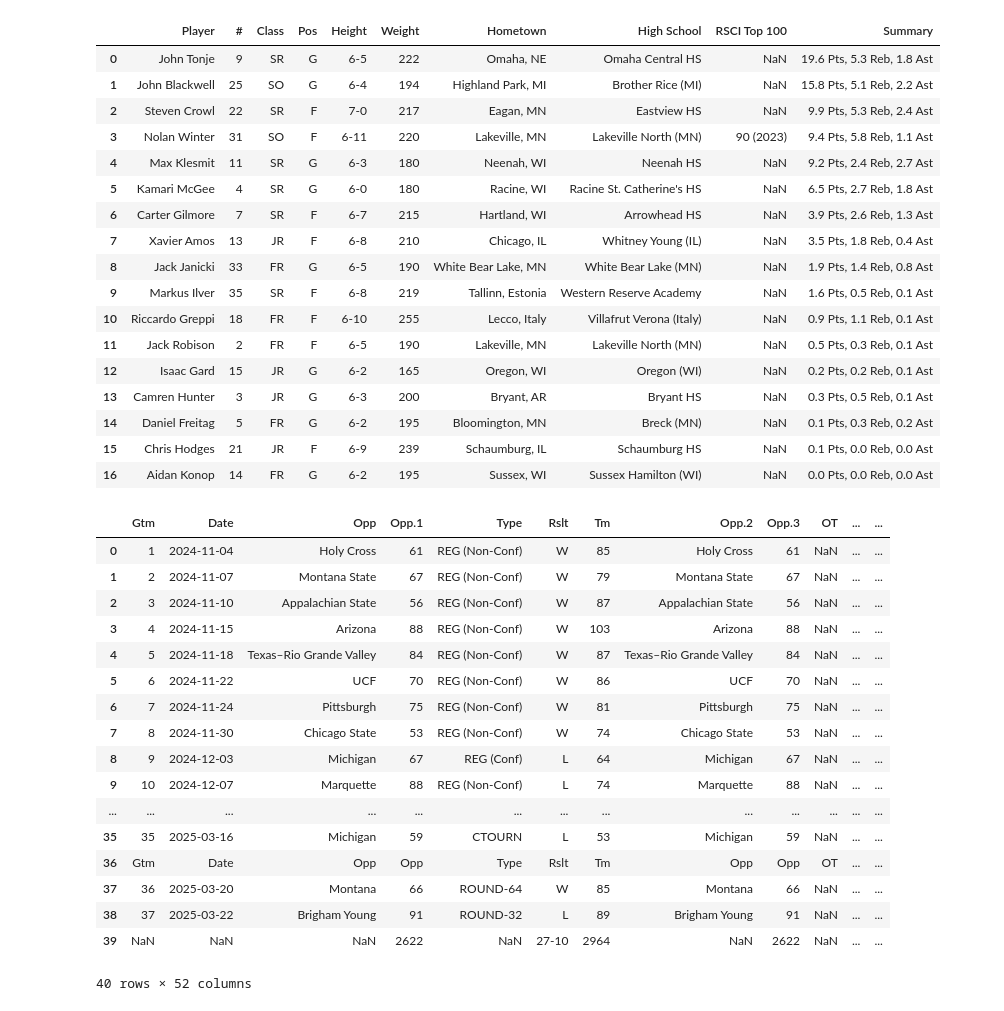
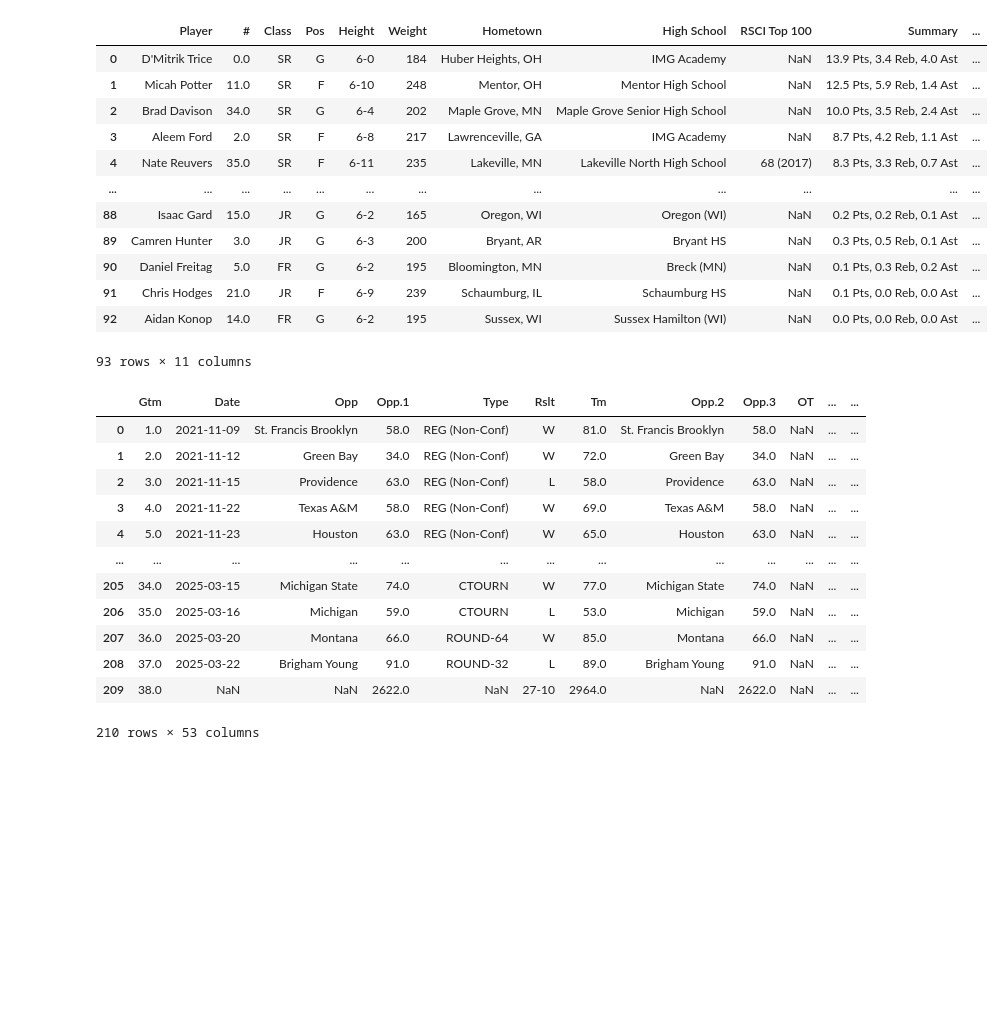
Before and after one commit to arnie12a/BadgerBasketball, a Jupyter notebook: exploration.ipynb, the cells around one changed output. Cells and saved outputs as stored; diff of their text form; code cells hidden in the pictures; blank space fills up the shorter version.

Commit message:
donig some exploration of the data

```diff
--- a/exploration.ipynb
+++ b/exploration.ipynb
@@ -1,46 +1,36 @@
 # %%
 import pandas as pd
-about_player = pd.read_csv('./data/about_players_2025.csv')
+about_player = pd.read_csv('./data/about_players/about_players.csv')
 about_player
 # %% [output]
-|  | Player | # | Class | Pos | Height | Weight | Hometown | High School | RSCI Top 100 | Summary |
-| 0 | John Tonje | 9 | SR | G | 6-5 | 222 | Omaha, NE | Omaha Central HS | NaN | 19.6 Pts, 5.3 Reb, 1.8 Ast |
-| 1 | John Blackwell | 25 | SO | G | 6-4 | 194 | Highland Park, MI | Brother Rice (MI) | NaN | 15.8 Pts, 5.1 Reb, 2.2 Ast |
-| 2 | Steven Crowl | 22 | SR | F | 7-0 | 217 | Eagan, MN | Eastview HS | NaN | 9.9 Pts, 5.3 Reb, 2.4 Ast |
-| 3 | Nolan Winter | 31 | SO | F | 6-11 | 220 | Lakeville, MN | Lakeville North (MN) | 90 (2023) | 9.4 Pts, 5.8 Reb, 1.1 Ast |
-| 4 | Max Klesmit | 11 | SR | G | 6-3 | 180 | Neenah, WI | Neenah HS | NaN | 9.2 Pts, 2.4 Reb, 2.7 Ast |
-| 5 | Kamari McGee | 4 | SR | G | 6-0 | 180 | Racine, WI | Racine St. Catherine's HS | NaN | 6.5 Pts, 2.7 Reb, 1.8 Ast |
-| 6 | Carter Gilmore | 7 | SR | F | 6-7 | 215 | Hartland, WI | Arrowhead HS | NaN | 3.9 Pts, 2.6 Reb, 1.3 Ast |
-| 7 | Xavier Amos | 13 | JR | F | 6-8 | 210 | Chicago, IL | Whitney Young (IL) | NaN | 3.5 Pts, 1.8 Reb, 0.4 Ast |
-| 8 | Jack Janicki | 33 | FR | G | 6-5 | 190 | White Bear Lake, MN | White Bear Lake (MN) | NaN | 1.9 Pts, 1.4 Reb, 0.8 Ast |
-| 9 | Markus Ilver | 35 | SR | F | 6-8 | 219 | Tallinn, Estonia | Western Reserve Academy | NaN | 1.6 Pts, 0.5 Reb, 0.1 Ast |
-| 10 | Riccardo Greppi | 18 | FR | F | 6-10 | 255 | Lecco, Italy | Villafrut Verona (Italy) | NaN | 0.9 Pts, 1.1 Reb, 0.1 Ast |
-| 11 | Jack Robison | 2 | FR | F | 6-5 | 190 | Lakeville, MN | Lakeville North (MN) | NaN | 0.5 Pts, 0.3 Reb, 0.1 Ast |
-| 12 | Isaac Gard | 15 | JR | G | 6-2 | 165 | Oregon, WI | Oregon (WI) | NaN | 0.2 Pts, 0.2 Reb, 0.1 Ast |
-| 13 | Camren Hunter | 3 | JR | G | 6-3 | 200 | Bryant, AR | Bryant HS | NaN | 0.3 Pts, 0.5 Reb, 0.1 Ast |
-| 14 | Daniel Freitag | 5 | FR | G | 6-2 | 195 | Bloomington, MN | Breck (MN) | NaN | 0.1 Pts, 0.3 Reb, 0.2 Ast |
-| 15 | Chris Hodges | 21 | JR | F | 6-9 | 239 | Schaumburg, IL | Schaumburg HS | NaN | 0.1 Pts, 0.0 Reb, 0.0 Ast |
-| 16 | Aidan Konop | 14 | FR | G | 6-2 | 195 | Sussex, WI | Sussex Hamilton (WI) | NaN | 0.0 Pts, 0.0 Reb, 0.0 Ast |
+|  | Player | # | Class | Pos | Height | Weight | Hometown | High School | RSCI Top 100 | Summary | ... |
+| 0 | D'Mitrik Trice | 0.0 | SR | G | 6-0 | 184 | Huber Heights, OH | IMG Academy | NaN | 13.9 Pts, 3.4 Reb, 4.0 Ast | ... |
+| 1 | Micah Potter | 11.0 | SR | F | 6-10 | 248 | Mentor, OH | Mentor High School | NaN | 12.5 Pts, 5.9 Reb, 1.4 Ast | ... |
+| 2 | Brad Davison | 34.0 | SR | G | 6-4 | 202 | Maple Grove, MN | Maple Grove Senior High School | NaN | 10.0 Pts, 3.5 Reb, 2.4 Ast | ... |
+| 3 | Aleem Ford | 2.0 | SR | F | 6-8 | 217 | Lawrenceville, GA | IMG Academy | NaN | 8.7 Pts, 4.2 Reb, 1.1 Ast | ... |
+| 4 | Nate Reuvers | 35.0 | SR | F | 6-11 | 235 | Lakeville, MN | Lakeville North High School | 68 (2017) | 8.3 Pts, 3.3 Reb, 0.7 Ast | ... |
+| ... | ... | ... | ... | ... | ... | ... | ... | ... | ... | ... | ... |
+| 88 | Isaac Gard | 15.0 | JR | G | 6-2 | 165 | Oregon, WI | Oregon (WI) | NaN | 0.2 Pts, 0.2 Reb, 0.1 Ast | ... |
+| 89 | Camren Hunter | 3.0 | JR | G | 6-3 | 200 | Bryant, AR | Bryant HS | NaN | 0.3 Pts, 0.5 Reb, 0.1 Ast | ... |
+| 90 | Daniel Freitag | 5.0 | FR | G | 6-2 | 195 | Bloomington, MN | Breck (MN) | NaN | 0.1 Pts, 0.3 Reb, 0.2 Ast | ... |
+| 91 | Chris Hodges | 21.0 | JR | F | 6-9 | 239 | Schaumburg, IL | Schaumburg HS | NaN | 0.1 Pts, 0.0 Reb, 0.0 Ast | ... |
+| 92 | Aidan Konop | 14.0 | FR | G | 6-2 | 195 | Sussex, WI | Sussex Hamilton (WI) | NaN | 0.0 Pts, 0.0 Reb, 0.0 Ast | ... |
+93 rows × 11 columns
 # %%
-each_game_player_stats = pd.read_csv('./data/each_game_stats_2025.csv')
+each_game_player_stats = pd.read_csv('./data/each_game_stats/each_game_stats.csv')
 each_game_player_stats
 # %% [output]
 |  | Gtm | Date | Opp | Opp.1 | Type | Rslt | Tm | Opp.2 | Opp.3 | OT | ... | ... |
-| 0 | 1 | 2024-11-04 | Holy Cross | 61 | REG (Non-Conf) | W | 85 | Holy Cross | 61 | NaN | ... | ... |
-| 1 | 2 | 2024-11-07 | Montana State | 67 | REG (Non-Conf) | W | 79 | Montana State | 67 | NaN | ... | ... |
-| 2 | 3 | 2024-11-10 | Appalachian State | 56 | REG (Non-Conf) | W | 87 | Appalachian State | 56 | NaN | ... | ... |
-| 3 | 4 | 2024-11-15 | Arizona | 88 | REG (Non-Conf) | W | 103 | Arizona | 88 | NaN | ... | ... |
-| 4 | 5 | 2024-11-18 | Texas–Rio Grande Valley | 84 | REG (Non-Conf) | W | 87 | Texas–Rio Grande Valley | 84 | NaN | ... | ... |
-| 5 | 6 | 2024-11-22 | UCF | 70 | REG (Non-Conf) | W | 86 | UCF | 70 | NaN | ... | ... |
-| 6 | 7 | 2024-11-24 | Pittsburgh | 75 | REG (Non-Conf) | W | 81 | Pittsburgh | 75 | NaN | ... | ... |
-| 7 | 8 | 2024-11-30 | Chicago State | 53 | REG (Non-Conf) | W | 74 | Chicago State | 53 | NaN | ... | ... |
-| 8 | 9 | 2024-12-03 | Michigan | 67 | REG (Conf) | L | 64 | Michigan | 67 | NaN | ... | ... |
-| 9 | 10 | 2024-12-07 | Marquette | 88 | REG (Non-Conf) | L | 74 | Marquette | 88 | NaN | ... | ... |
+| 0 | 1.0 | 2021-11-09 | St. Francis Brooklyn | 58.0 | REG (Non-Conf) | W | 81.0 | St. Francis Brooklyn | 58.0 | NaN | ... | ... |
+| 1 | 2.0 | 2021-11-12 | Green Bay | 34.0 | REG (Non-Conf) | W | 72.0 | Green Bay | 34.0 | NaN | ... | ... |
+| 2 | 3.0 | 2021-11-15 | Providence | 63.0 | REG (Non-Conf) | L | 58.0 | Providence | 63.0 | NaN | ... | ... |
+| 3 | 4.0 | 2021-11-22 | Texas A&M | 58.0 | REG (Non-Conf) | W | 69.0 | Texas A&M | 58.0 | NaN | ... | ... |
+| 4 | 5.0 | 2021-11-23 | Houston | 63.0 | REG (Non-Conf) | W | 65.0 | Houston | 63.0 | NaN | ... | ... |
 | ... | ... | ... | ... | ... | ... | ... | ... | ... | ... | ... | ... | ... |
-| 35 | 35 | 2025-03-16 | Michigan | 59 | CTOURN | L | 53 | Michigan | 59 | NaN | ... | ... |
-| 36 | Gtm | Date | Opp | Opp | Type | Rslt | Tm | Opp | Opp | OT | ... | ... |
-| 37 | 36 | 2025-03-20 | Montana | 66 | ROUND-64 | W | 85 | Montana | 66 | NaN | ... | ... |
-| 38 | 37 | 2025-03-22 | Brigham Young | 91 | ROUND-32 | L | 89 | Brigham Young | 91 | NaN | ... | ... |
-| 39 | NaN | NaN | NaN | 2622 | NaN | 27-10 | 2964 | NaN | 2622 | NaN | ... | ... |
+| 205 | 34.0 | 2025-03-15 | Michigan State | 74.0 | CTOURN | W | 77.0 | Michigan State | 74.0 | NaN | ... | ... |
+| 206 | 35.0 | 2025-03-16 | Michigan | 59.0 | CTOURN | L | 53.0 | Michigan | 59.0 | NaN | ... | ... |
+| 207 | 36.0 | 2025-03-20 | Montana | 66.0 | ROUND-64 | W | 85.0 | Montana | 66.0 | NaN | ... | ... |
+| 208 | 37.0 | 2025-03-22 | Brigham Young | 91.0 | ROUND-32 | L | 89.0 | Brigham Young | 91.0 | NaN | ... | ... |
+| 209 | 38.0 | NaN | NaN | 2622.0 | NaN | 27-10 | 2964.0 | NaN | 2622.0 | NaN | ... | ... |
-40 rows × 52 columns
+210 rows × 53 columns
 # %%
```
Also changed, not shown: parts of 2 cells of this notebook.
